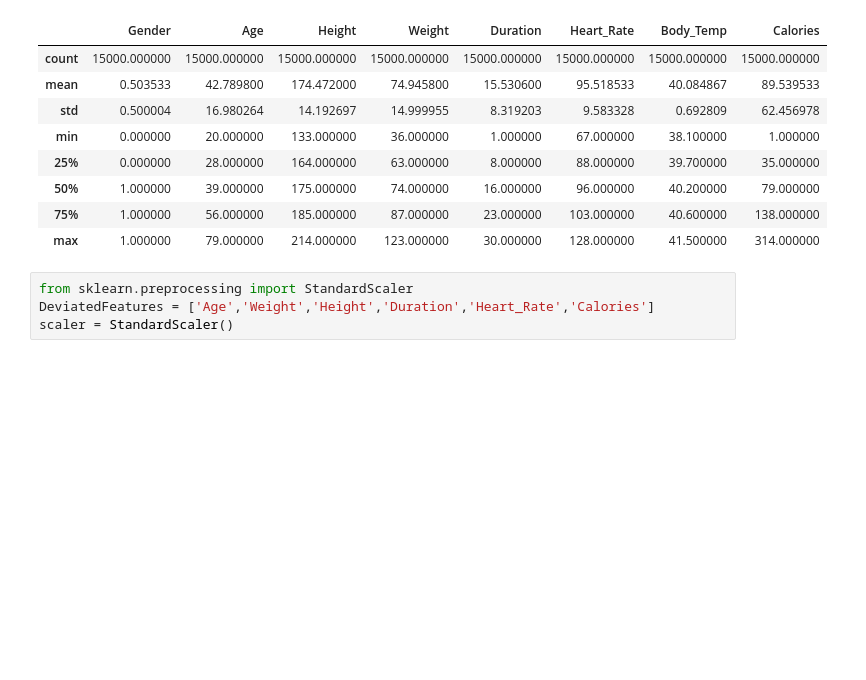
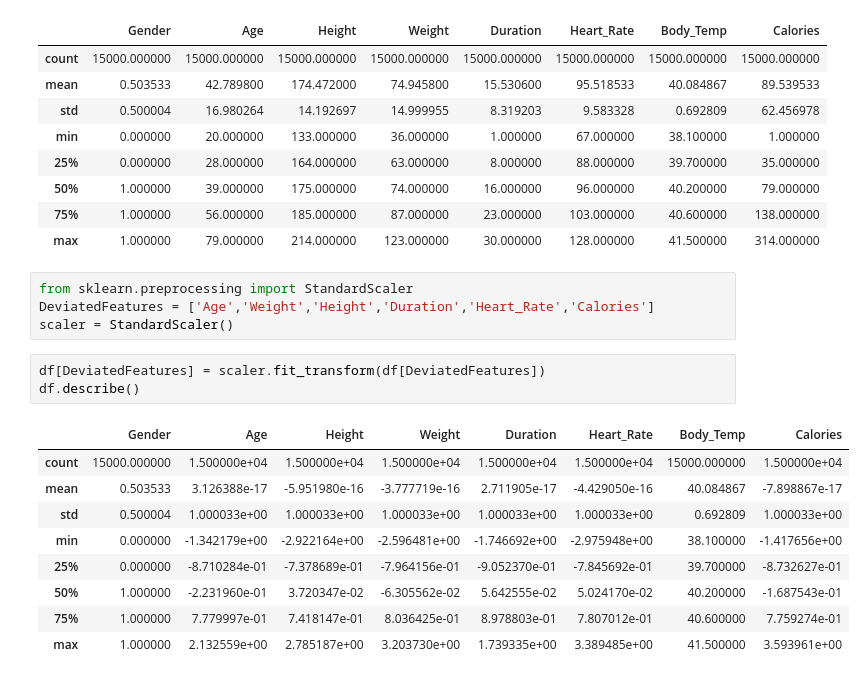
Before and after one commit to AhmadJer99/Calories-Burn-Prediction, a Jupyter notebook: CaloriesBurntPrediction.ipynb, the cells around one changed output. Cells and saved outputs as stored; diff of their text form; blank space fills up the shorter version.

```diff
--- a/CaloriesBurntPrediction.ipynb
+++ b/CaloriesBurntPrediction.ipynb
@@ -301,3 +301,16 @@ df.describe()
 from sklearn.preprocessing import StandardScaler
 DeviatedFeatures = ['Age','Weight','Height','Duration','Heart_Rate','Calories']
 scaler = StandardScaler()
+# %%
+df[DeviatedFeatures] = scaler.fit_transform(df[DeviatedFeatures])
+df.describe()
+# %% [output]
+|  | Gender | Age | Height | Weight | Duration | Heart_Rate | Body_Temp | Calories |
+| count | 15000.000000 | 1.500000e+04 | 1.500000e+04 | 1.500000e+04 | 1.500000e+04 | 1.500000e+04 | 15000.000000 | 1.500000e+04 |
+| mean | 0.503533 | 3.126388e-17 | -5.951980e-16 | -3.777719e-16 | 2.711905e-17 | -4.429050e-16 | 40.084867 | -7.898867e-17 |
+| std | 0.500004 | 1.000033e+00 | 1.000033e+00 | 1.000033e+00 | 1.000033e+00 | 1.000033e+00 | 0.692809 | 1.000033e+00 |
+| min | 0.000000 | -1.342179e+00 | -2.922164e+00 | -2.596481e+00 | -1.746692e+00 | -2.975948e+00 | 38.100000 | -1.417656e+00 |
+| 25% | 0.000000 | -8.710284e-01 | -7.378689e-01 | -7.964156e-01 | -9.052370e-01 | -7.845692e-01 | 39.700000 | -8.732627e-01 |
+| 50% | 1.000000 | -2.231960e-01 | 3.720347e-02 | -6.305562e-02 | 5.642555e-02 | 5.024170e-02 | 40.200000 | -1.687543e-01 |
+| 75% | 1.000000 | 7.779997e-01 | 7.418147e-01 | 8.036425e-01 | 8.978803e-01 | 7.807012e-01 | 40.600000 | 7.759274e-01 |
+| max | 1.000000 | 2.132559e+00 | 2.785187e+00 | 3.203730e+00 | 1.739335e+00 | 3.389485e+00 | 41.500000 | 3.593961e+00 |
```
Also changed, not shown: parts of 6 cells of this notebook, 5 other files.
